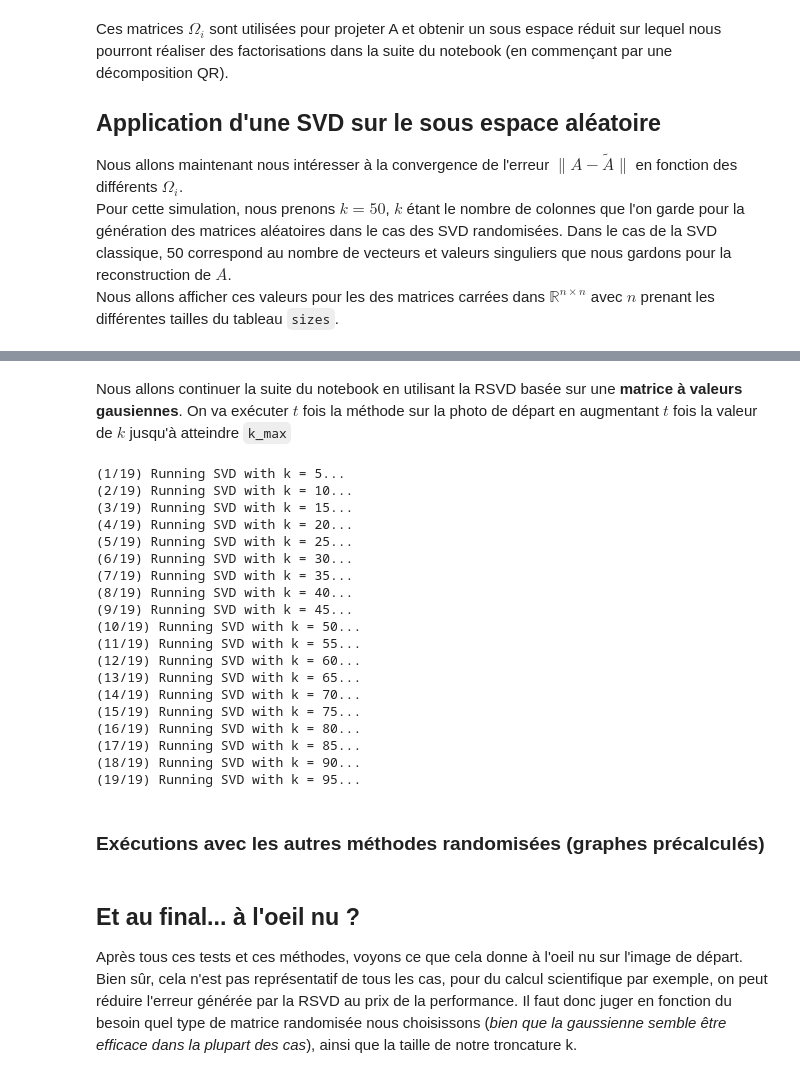
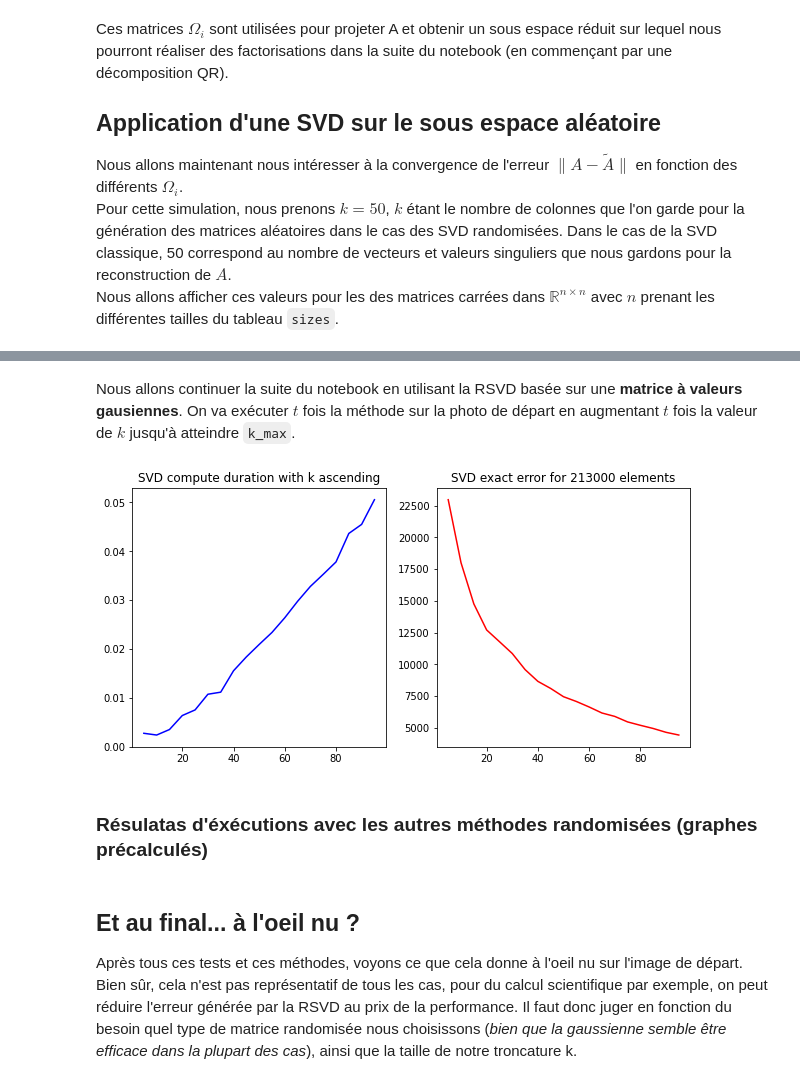
Before and after one commit to Aympab/randomized-svd, a Jupyter notebook: main.ipynb, the cells around one changed output, grey strips where cells are left out. Drawn from its saved outputs; the diff is of its cells as text; code cells hidden in the pictures.

```diff
--- a/main.ipynb
+++ b/main.ipynb
@@ -194,37 +173,21 @@ plt.legend()
 # %% [markdown]
 Nous allons continuer la suite du notebook en utilisant la RSVD basée sur une **matrice à valeurs gausiennes**.
-On va exécuter $t$ fois la méthode sur la photo de départ en augmentant $t$ fois la valeur de $k$ jusqu'à atteindre `k_max`
+On va exécuter $t$ fois la méthode sur la photo de départ en augmentant $t$ fois la valeur de $k$ jusqu'à atteindre `k_max`.
 # %%
 ##########
 # WARNING : long cell
 ##########
 
+
+size = A.shape[0] * A.shape[1]
 k_max = 100
 t = 20
 
-execute_t_times(20, svd_rand_gaussian, A, k_max)
+execute_t_times(20, svd_rand_gaussian, A, k_max, verbose=0)
 # %% [output]
-(1/19) Running SVD with k = 5...
-(2/19) Running SVD with k = 10...
-(3/19) Running SVD with k = 15...
-(4/19) Running SVD with k = 20...
-(5/19) Running SVD with k = 25...
-(6/19) Running SVD with k = 30...
-(7/19) Running SVD with k = 35...
-(8/19) Running SVD with k = 40...
-(9/19) Running SVD with k = 45...
-(10/19) Running SVD with k = 50...
-(11/19) Running SVD with k = 55...
-(12/19) Running SVD with k = 60...
-(13/19) Running SVD with k = 65...
-(14/19) Running SVD with k = 70...
-(15/19) Running SVD with k = 75...
-(16/19) Running SVD with k = 80...
-(17/19) Running SVD with k = 85...
-(18/19) Running SVD with k = 90...
-(19/19) Running SVD with k = 95...
+[figure, added]
 # %% [markdown]
-### Exécutions avec les autres méthodes randomisées (graphes précalculés)
+### Résulatas d'éxécutions avec les autres méthodes randomisées (graphes précalculés)
 # %% [markdown]
 ## Et au final... à l'oeil nu ?
 Après tous ces tests et ces méthodes, voyons ce que cela donne à l'oeil nu sur l'image de départ. Bien sûr, cela n'est pas représentatif de tous les cas, pour du calcul scientifique par exemple, on peut réduire l'erreur générée par la RSVD au prix de la performance. Il faut donc juger en fonction du besoin quel type de matrice randomisée nous choisissons (*bien que la gaussienne semble être efficace dans la plupart des cas*), ainsi que la taille de notre troncature k.
```
Also changed, not shown: parts of 5 cells of this notebook, 1 other file.
